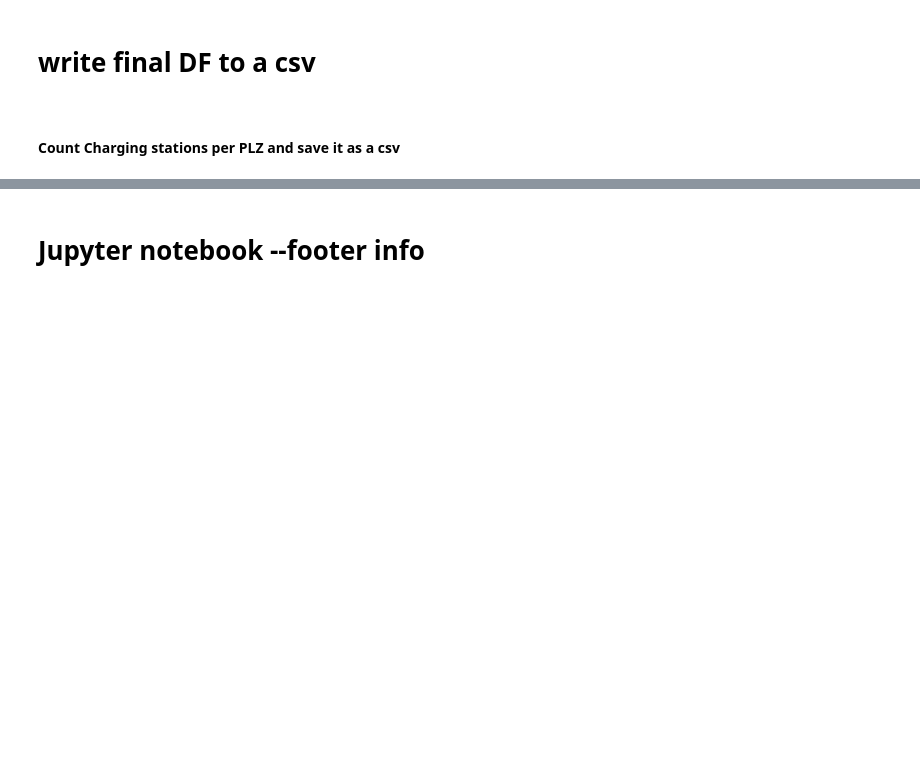
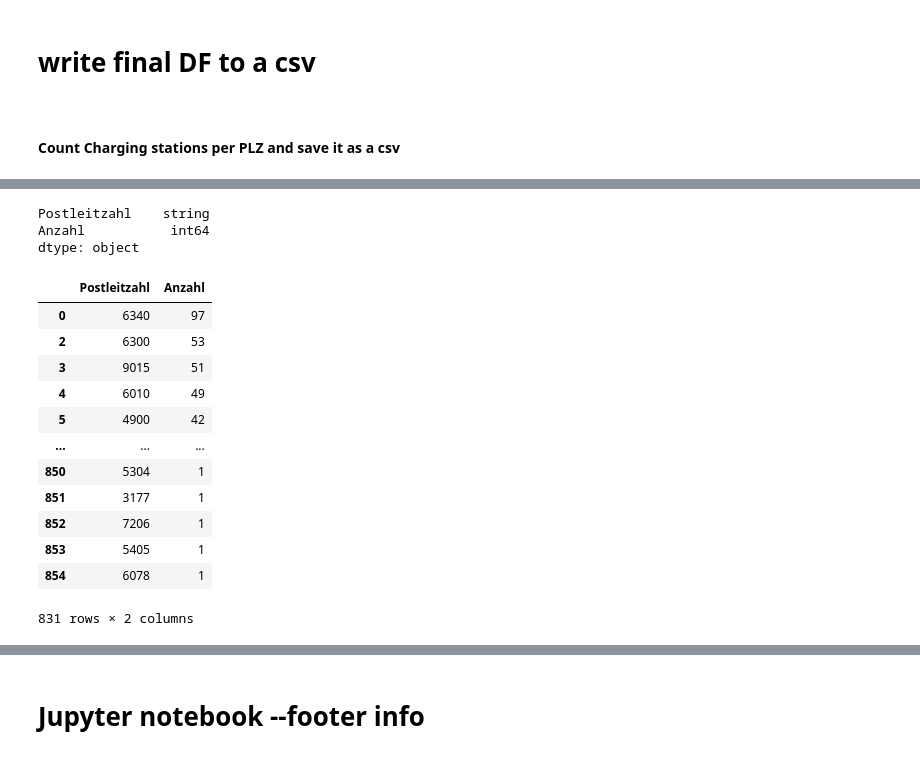
Before and after one commit to jk019/DA_LN_neues_Github, a Jupyter notebook: Datenaufbereitungen/Ladestellen_Datenaufbereitung.ipynb, the cells around one changed output, grey strips where cells are left out. Saved outputs shown, nothing was run; the diff lists cells and outputs as text; code cells hidden in the pictures; blank space fills up the shorter version.

```diff
--- a/Datenaufbereitungen/Ladestellen_Datenaufbereitung.ipynb
+++ b/Datenaufbereitungen/Ladestellen_Datenaufbereitung.ipynb
@@ -303,0 +341,24 @@ ladestellen_pro_gemeinde.head()
+# %%
+print(ladestellen_pro_gemeinde.dtypes)
+# %% [output]
+Postleitzahl    string
+Anzahl           int64
+dtype: object
+# %%
+ladestellen_pro_gemeinde[
+    ladestellen_pro_gemeinde["Postleitzahl"].apply(lambda x: len(x) == 4) # exclude all PLZ that aren't 4 numbers long
+]
+# %% [output]
+|  | Postleitzahl | Anzahl |
+| 0 | 6340 | 97 |
+| 2 | 6300 | 53 |
+| 3 | 9015 | 51 |
+| 4 | 6010 | 49 |
+| 5 | 4900 | 42 |
+| ... | ... | ... |
+| 850 | 5304 | 1 |
+| 851 | 3177 | 1 |
+| 852 | 7206 | 1 |
+| 853 | 5405 | 1 |
+| 854 | 6078 | 1 |
+831 rows × 2 columns
```
Also changed, not shown: parts of 15 cells of this notebook, 6 other files.
